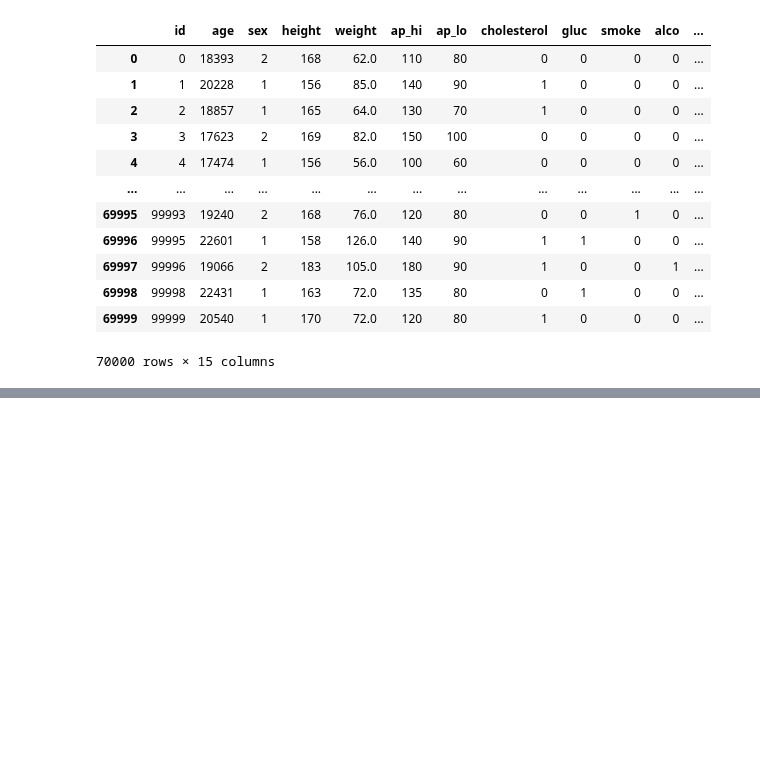
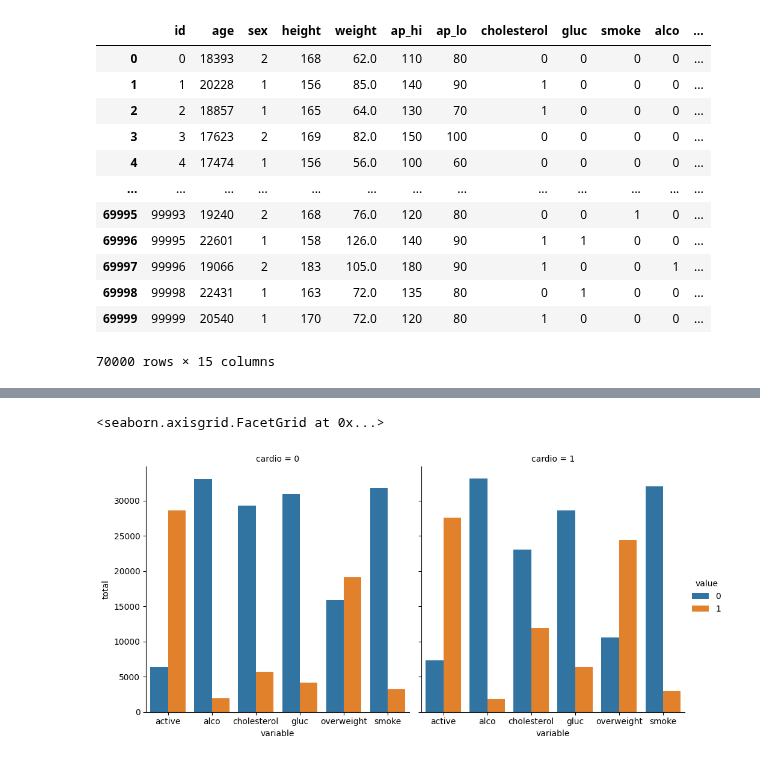
Before and after one commit to jamesra77/medical_data_visualizer, a Jupyter notebook: mdv_scratch.ipynb, the cells around one changed output, grey strips where cells are left out. Cells and saved outputs as stored; diff of their text form; code cells hidden in the pictures; blank space fills up the shorter version.

Commit message:
completed the catplot and began working on heatmap

```diff
--- a/mdv_scratch.ipynb
+++ b/mdv_scratch.ipynb
@@ -88,0 +82,3 @@ sns.catplot(df_cat, kind="bar", x="health metric", y="health metric value", col=
+# %%
+df_cat_counts = df_cat.groupby(["variable", "value"]).value_counts().to_frame().rename(columns={"count":"total"}) # almost - need to split values along cardio being 0 or 1
+df_cat_counts
@@ -88,0 +104,5 @@ sns.catplot(df_cat, kind="bar", x="health metric", y="health metric value", col=
+# %%
+sns.catplot(df_cat_counts, kind="bar", x="variable", hue="value", y="total", col="cardio")
+# %% [output]
+<seaborn.axisgrid.FacetGrid at 0x...>
+[figure, added]
```
Also changed, not shown: parts of 7 cells of this notebook, 1 other file.
